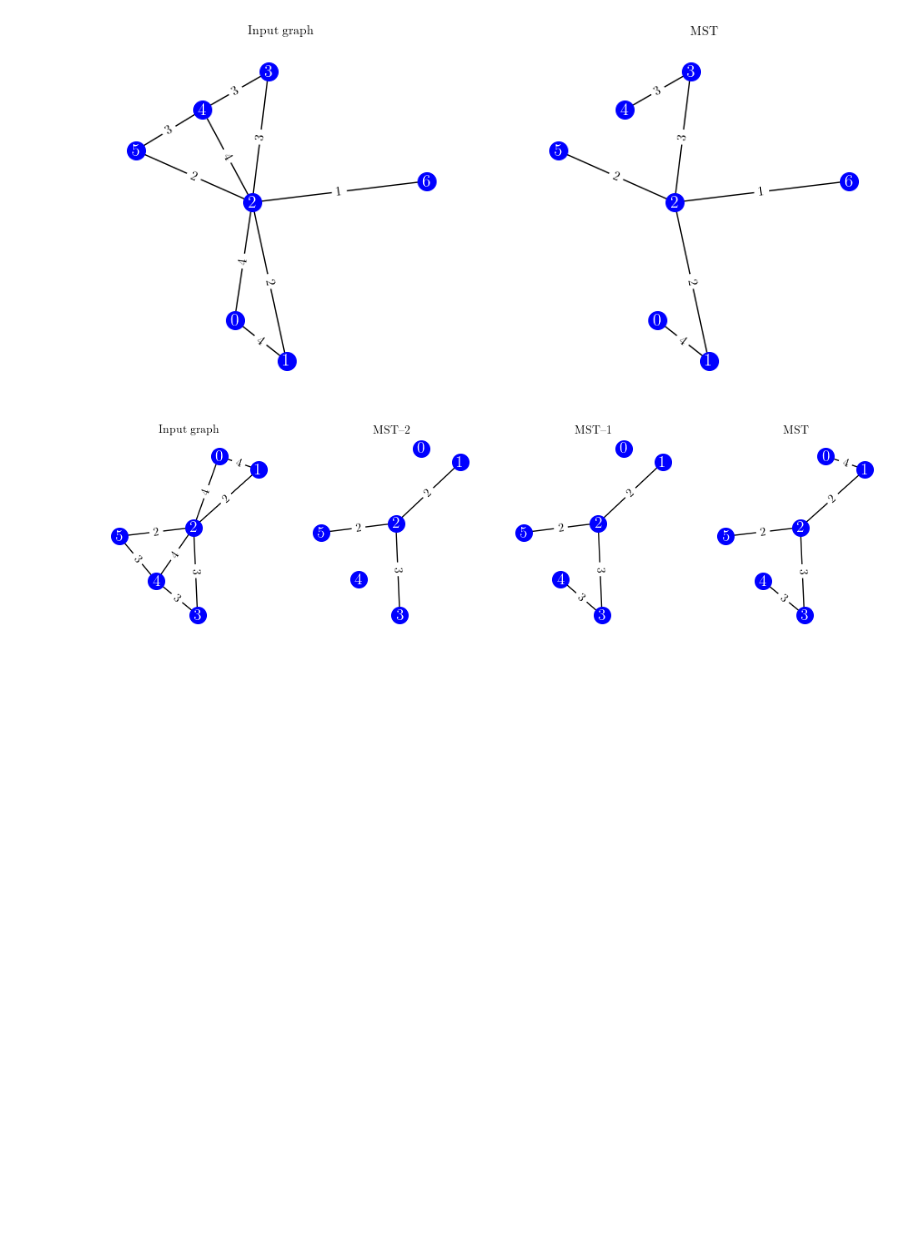
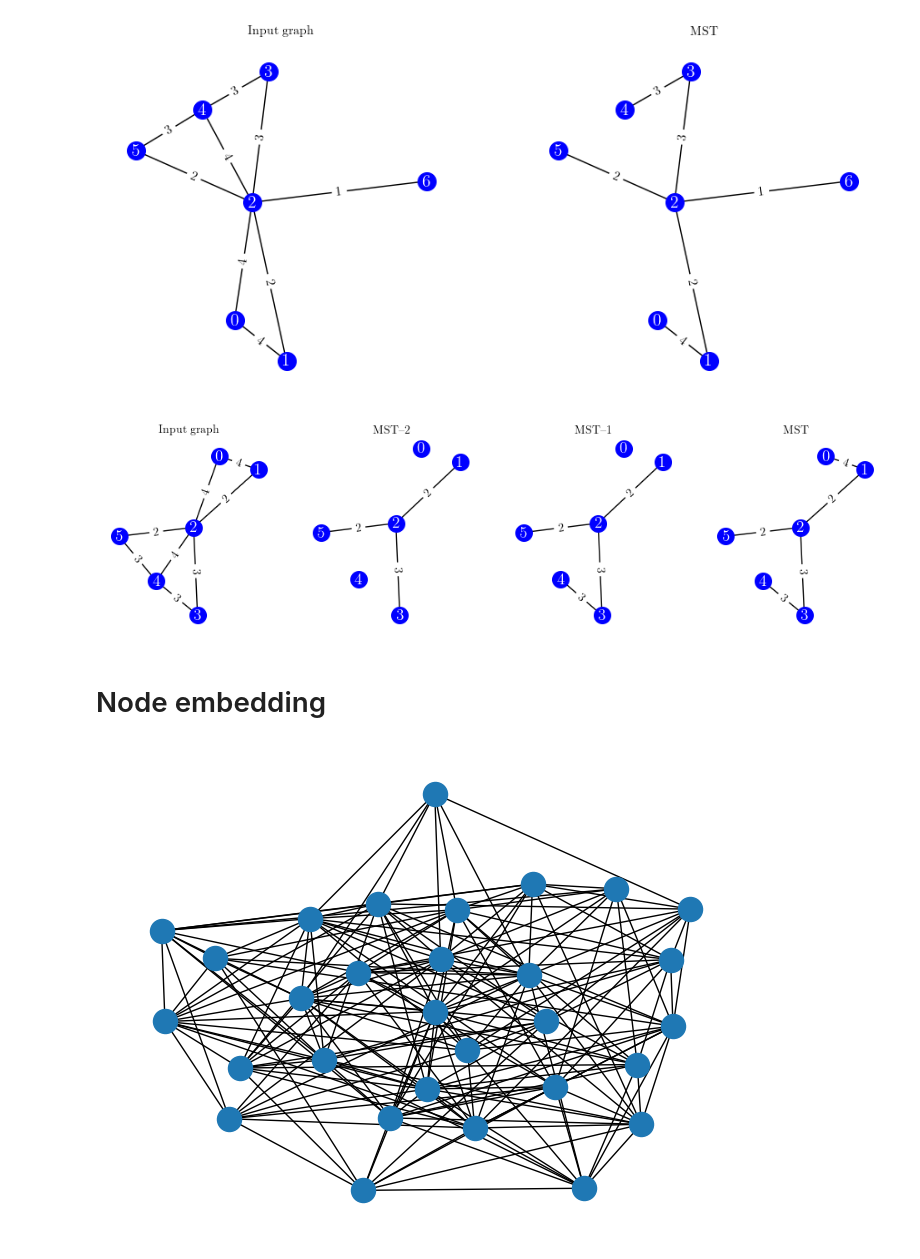
Before and after one commit to HanbaekLyu/Math444_GNiDS, a Jupyter notebook: notebooks/notebook7.ipynb, the cells around one changed output. Cells and saved outputs as stored; diff of their text form; code cells hidden in the pictures; blank space fills up the shorter version.

```diff
--- a/notebooks/notebook7.ipynb
+++ b/notebooks/notebook7.ipynb
@@ -617,3 +617,5 @@ for i in range(steps+2):
 plt.savefig("MST_ex1", bbox_inches="tight")
 # %% [output]
 [figure]
+# %% [markdown]
+# Node embedding
@@ -619,0 +661,14 @@ plt.savefig("MST_ex1", bbox_inches="tight")
+# %%
+a = 0.7
+b = 0.3
+W = b * np.ones([3,3]) + (a-b) * np.eye(3)
+# W = np.array([[0.5, 0.1, 0.1], [0.1, 0.5, 0.1], [0.1, 0.1, 0.5]])
+
+r = 10
+c = [0]*r + [1]*r + [2]*r
+
+G = SBM(W,c)
+# %%
+nx.draw(G)
+# %% [output]
+[figure, added]
```
Also changed, not shown: parts of 16 cells of this notebook, 15 other files.
